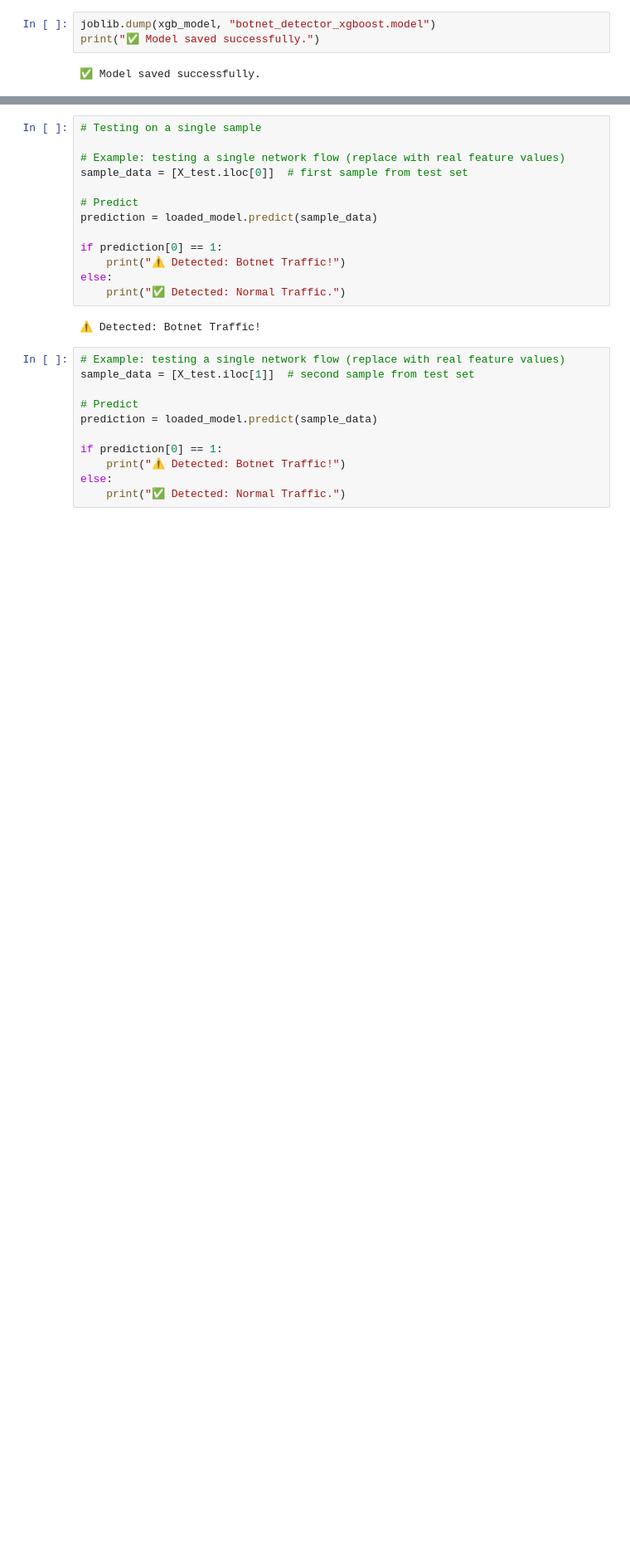
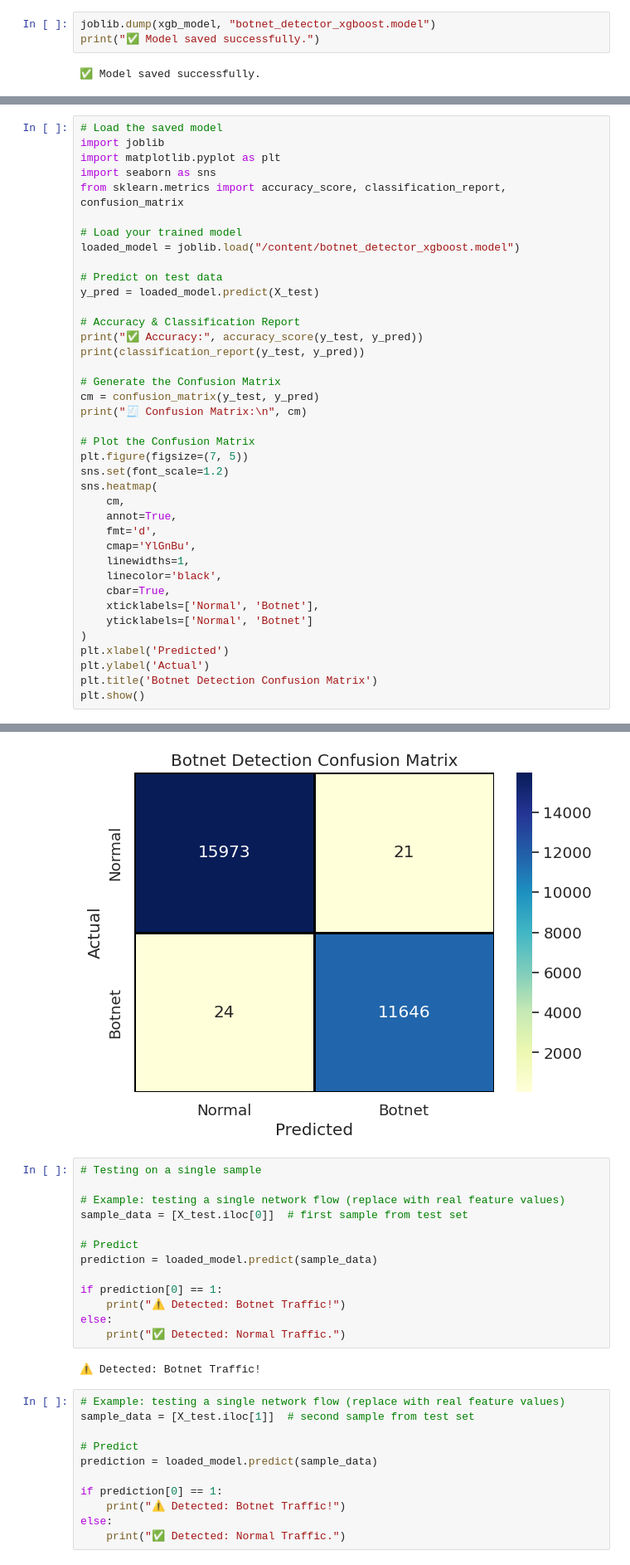
Before and after one commit to ShubhamPaliwal03/Botnet-Detection-Using-ML, a Jupyter notebook: botnet_detection.ipynb, the cells around one changed output, grey strips where cells are left out. Shown at 83% size. Saved outputs shown, nothing was run; the diff lists cells and outputs as text; blank space fills up the shorter version.

```diff
--- a/botnet_detection.ipynb
+++ b/botnet_detection.ipynb
@@ -263,0 +241,40 @@ weighted avg       1.00      1.00      1.00      6673
+# %%
+# Load the saved model
+import joblib
+import matplotlib.pyplot as plt
+import seaborn as sns
+from sklearn.metrics import accuracy_score, classification_report, confusion_matrix
+
+# Load your trained model
+loaded_model = joblib.load("/content/botnet_detector_xgboost.model")
+
+# Predict on test data
+y_pred = loaded_model.predict(X_test)
+
+# Accuracy & Classification Report
+print("✅ Accuracy:", accuracy_score(y_test, y_pred))
+print(classification_report(y_test, y_pred))
+
+# Generate the Confusion Matrix
+cm = confusion_matrix(y_test, y_pred)
+print("🧾 Confusion Matrix:\n", cm)
+
+# Plot the Confusion Matrix
+plt.figure(figsize=(7, 5))
+sns.set(font_scale=1.2)
+sns.heatmap(
+    cm,
+    annot=True,
+    fmt='d',
+    cmap='YlGnBu',
+    linewidths=1,
+    linecolor='black',
+    cbar=True,
+    xticklabels=['Normal', 'Botnet'],
+    yticklabels=['Normal', 'Botnet']
+)
+plt.xlabel('Predicted')
+plt.ylabel('Actual')
+plt.title('Botnet Detection Confusion Matrix')
+plt.show()
+# %% [output]
@@ -264,3 +294,4 @@ weighted avg       1.00      1.00      1.00      6673
+[figure, added]
 # %%
 # Testing on a single sample
 
```
Also changed, not shown: parts of 8 cells of this notebook.
